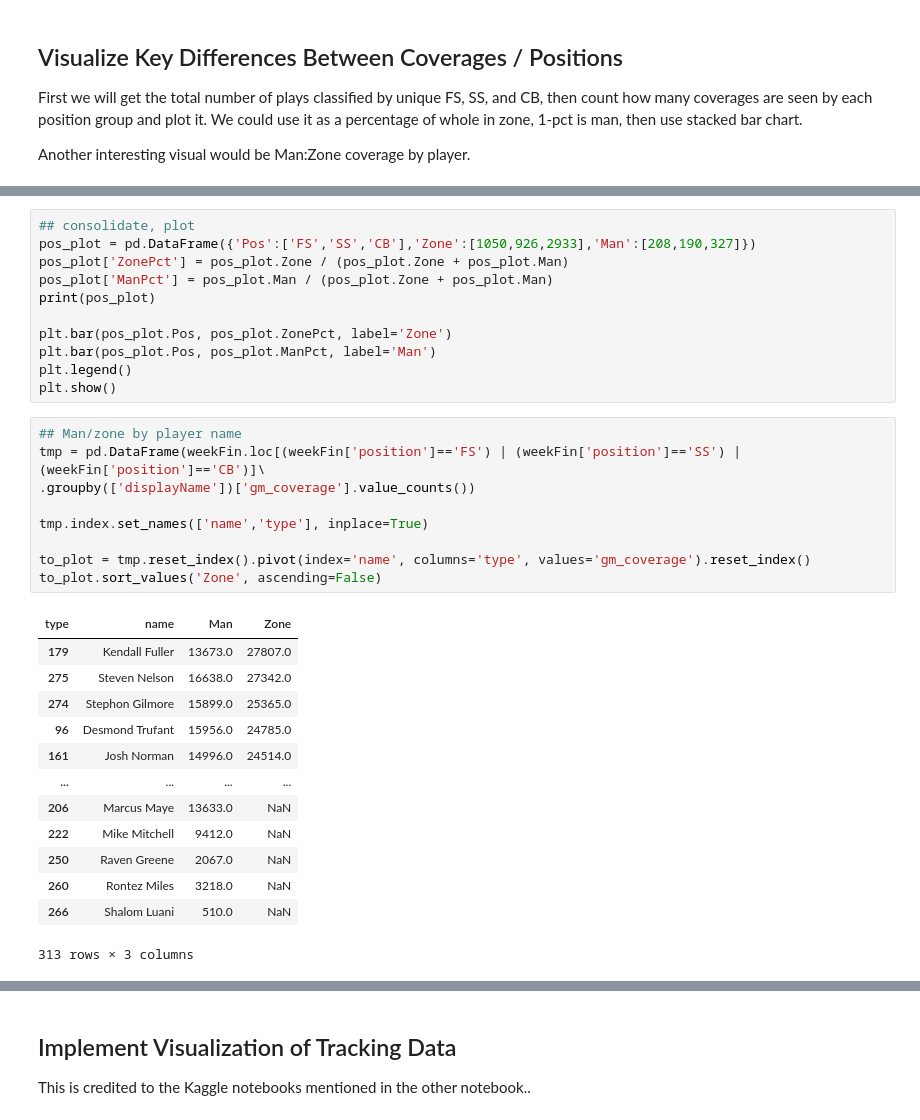
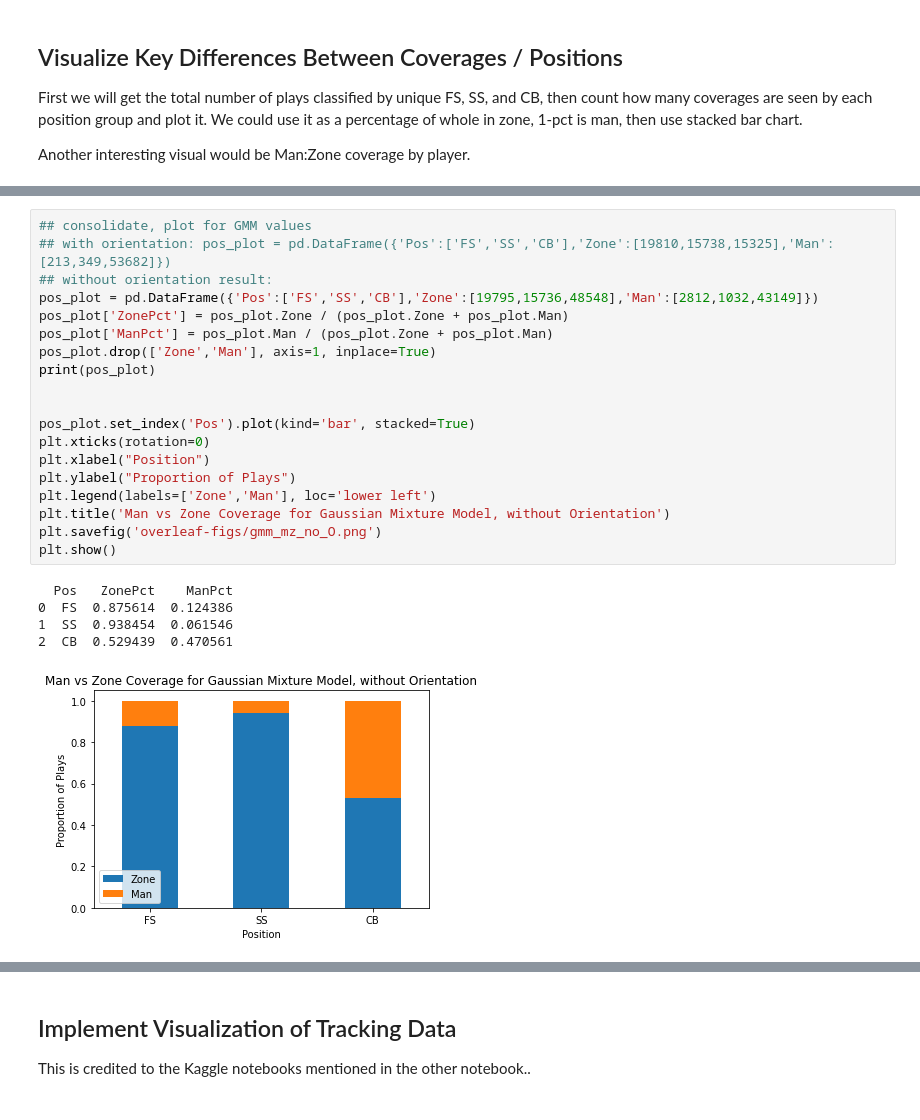
Before and after one commit to taarakshah/ms-thesis, a Jupyter notebook: NFL_Thesis_Modeling.ipynb, the cells around one changed output, grey strips where cells are left out. Drawn from its saved outputs; the diff is of its cells as text.

```diff
--- a/NFL_Thesis_Modeling.ipynb
+++ b/NFL_Thesis_Modeling.ipynb
@@ -170,35 +186,26 @@ Zone    15547
 Name: km_coverage, dtype: int64
-# %%
-## consolidate, plot
-pos_plot = pd.DataFrame({'Pos':['FS','SS','CB'],'Zone':[1050,926,2933],'Man':[208,190,327]})
-pos_plot['ZonePct'] = pos_plot.Zone / (pos_plot.Zone + pos_plot.Man)
-pos_plot['ManPct'] = pos_plot.Man / (pos_plot.Zone + pos_plot.Man)
-print(pos_plot)
-
-plt.bar(pos_plot.Pos, pos_plot.ZonePct, label='Zone')
-plt.bar(pos_plot.Pos, pos_plot.ManPct, label='Man')
-plt.legend()
-plt.show()
-# %%
-## Man/zone by player name
-tmp = pd.DataFrame(weekFin.loc[(weekFin['position']=='FS') | (weekFin['position']=='SS') | (weekFin['position']=='CB')]\
-.groupby(['displayName'])['gm_coverage'].value_counts())
-
-tmp.index.set_names(['name','type'], inplace=True)
-
-to_plot = tmp.reset_index().pivot(index='name', columns='type', values='gm_coverage').reset_index()
-to_plot.sort_values('Zone', ascending=False)
-# %% [output]
-| type | name | Man | Zone |
-| 179 | Kendall Fuller | 13673.0 | 27807.0 |
-| 275 | Steven Nelson | 16638.0 | 27342.0 |
-| 274 | Stephon Gilmore | 15899.0 | 25365.0 |
-| 96 | Desmond Trufant | 15956.0 | 24785.0 |
-| 161 | Josh Norman | 14996.0 | 24514.0 |
-| ... | ... | ... | ... |
-| 206 | Marcus Maye | 13633.0 | NaN |
-| 222 | Mike Mitchell | 9412.0 | NaN |
-| 250 | Raven Greene | 2067.0 | NaN |
-| 260 | Rontez Miles | 3218.0 | NaN |
-| 266 | Shalom Luani | 510.0 | NaN |
-313 rows × 3 columns
+# %%
+## consolidate, plot for GMM values
+## with orientation: pos_plot = pd.DataFrame({'Pos':['FS','SS','CB'],'Zone':[19810,15738,15325],'Man':[213,349,53682]})
+## without orientation result:
+pos_plot = pd.DataFrame({'Pos':['FS','SS','CB'],'Zone':[19795,15736,48548],'Man':[2812,1032,43149]})
+pos_plot['ZonePct'] = pos_plot.Zone / (pos_plot.Zone + pos_plot.Man)
+pos_plot['ManPct'] = pos_plot.Man / (pos_plot.Zone + pos_plot.Man)
+pos_plot.drop(['Zone','Man'], axis=1, inplace=True)
+print(pos_plot)
+
+
+pos_plot.set_index('Pos').plot(kind='bar', stacked=True)
+plt.xticks(rotation=0)
+plt.xlabel("Position")
+plt.ylabel("Proportion of Plays")
+plt.legend(labels=['Zone','Man'], loc='lower left')
+plt.title('Man vs Zone Coverage for Gaussian Mixture Model, without Orientation')
+plt.savefig('overleaf-figs/gmm_mz_no_O.png')
+plt.show()
+# %% [output]
+  Pos   ZonePct    ManPct
+0  FS  0.875614  0.124386
+1  SS  0.938454  0.061546
+2  CB  0.529439  0.470561
+[figure, added]
```
Also changed, not shown: parts of 36 cells of this notebook, 1 other file.
